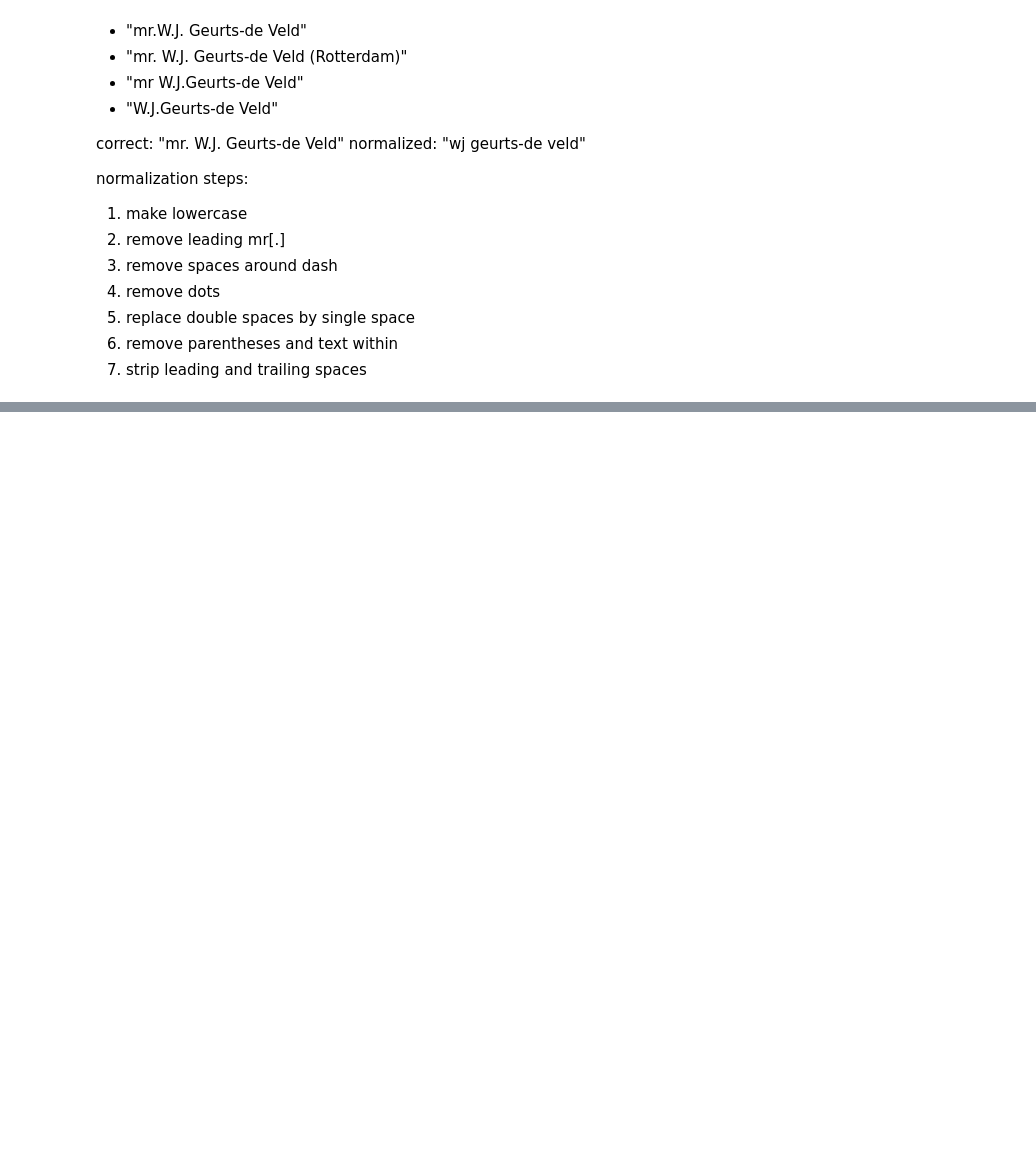
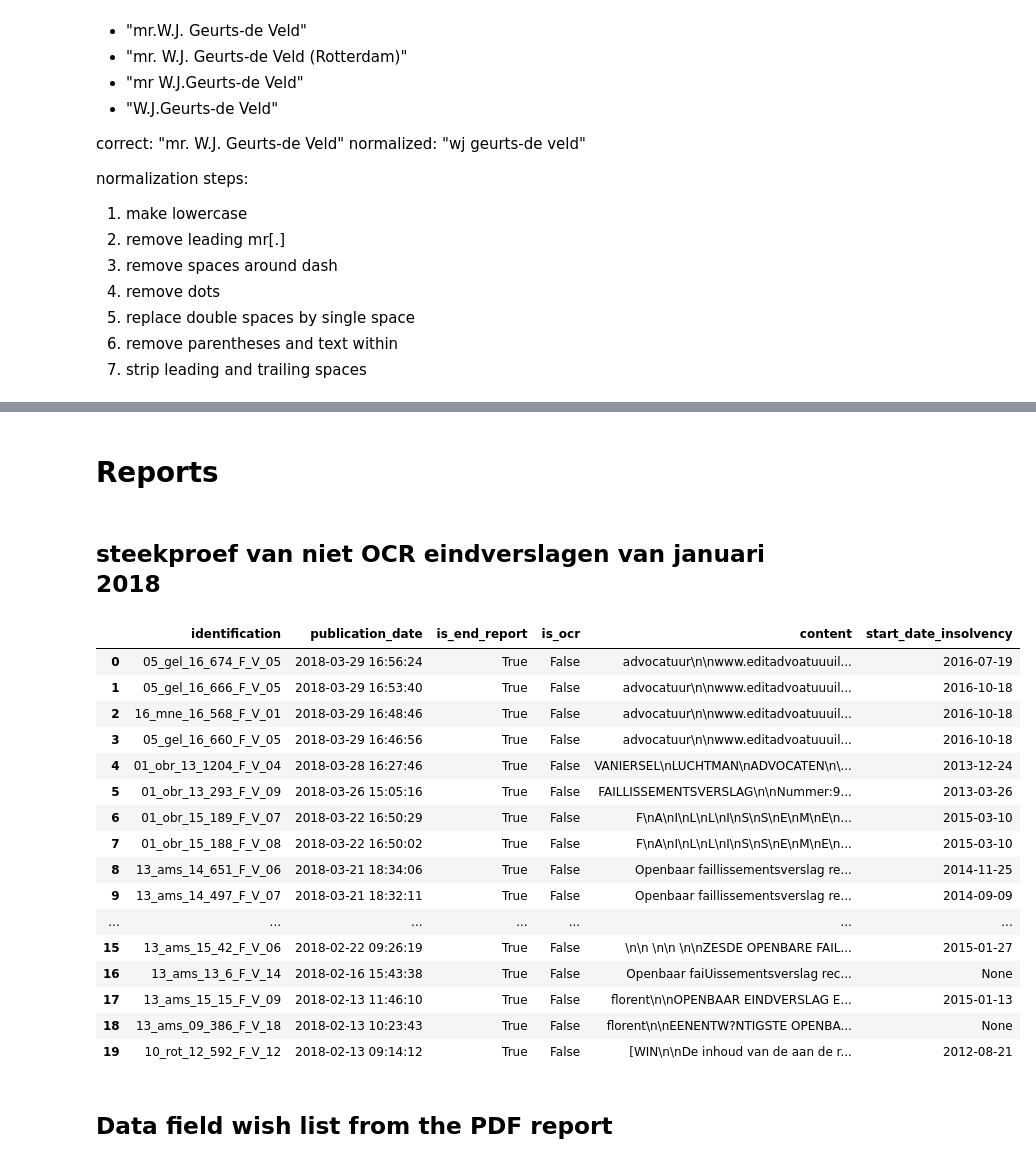
Before and after one commit to quantleap/is-ds-thesis, a Jupyter notebook: notebooks/Insolvency Information Retrieval.ipynb, the cells around one changed output, grey strips where cells are left out. Drawn from its saved outputs; the diff is of its cells as text; code cells hidden in the pictures; blank space fills up the shorter version.

Commit message:
add environment variables for credentials add data wish list add regex try out personnel

```diff
--- a/notebooks/Insolvency Information Retrieval.ipynb
+++ b/notebooks/Insolvency Information Retrieval.ipynb
@@ -6,10 +7,11 @@ import pandas as pd
 # %%
 # connection to the database
+import os
 from sqlalchemy import create_engine
 
 # set username/password here:
-db = {'username': '[USER_NAME]',
-      'password': '[PASSWORD]',
+db = {'username': os.environ['USERNAME_11323671'],
+      'password': os.environ['PASSWORD_11323671'],
       'host': 'quantleap.nl:5432',
       'catalog': 'qir'}
 
@@ -89,3 +116,40 @@ rechters_df = pd.read_json('http://ors.openstate.eu/relations/json')
 rechters_df
 # %%
 rechters_df[rechters_df['set'] == 'Rechtbank Amsterdam']
+# %% [markdown]
+# Reports
+# %% [markdown]
+## steekproef van niet OCR eindverslagen van januari 2018
+# %%
+sql = '''SELECT identification, publication_date, is_end_report, is_ocr, content, start_date_insolvency
+         FROM reports rep
+             JOIN company_insolvents ins ON rep.insolvent_id = ins.id
+         WHERE ins.person_legal_personality = 'rechtspersoon'
+             AND rep.is_end_report = TRUE
+             AND is_ocr is FALSE
+             AND publication_date BETWEEN '2018-02-01' AND '2018-03-31'
+         ORDER BY publication_date DESC
+         LIMIT 20;'''
+
+df_end_reports_last_week = pd.read_sql(sql, con)
+df_end_reports_last_week
+# %% [output]
+|  | identification | publication_date | is_end_report | is_ocr | content | start_date_insolvency |
+| 0 | 05_gel_16_674_F_V_05 | 2018-03-29 16:56:24 | True | False | advocatuur\n\nwww.editadvoatuuuil... | 2016-07-19 |
+| 1 | 05_gel_16_666_F_V_05 | 2018-03-29 16:53:40 | True | False | advocatuur\n\nwww.editadvoatuuuil... | 2016-10-18 |
+| 2 | 16_mne_16_568_F_V_01 | 2018-03-29 16:48:46 | True | False | advocatuur\n\nwww.editadvoatuuuil... | 2016-10-18 |
+| 3 | 05_gel_16_660_F_V_05 | 2018-03-29 16:46:56 | True | False | advocatuur\n\nwww.editadvoatuuuil... | 2016-10-18 |
+| 4 | 01_obr_13_1204_F_V_04 | 2018-03-28 16:27:46 | True | False | VANIERSEL\nLUCHTMAN\nADVOCATEN\n\... | 2013-12-24 |
+| 5 | 01_obr_13_293_F_V_09 | 2018-03-26 15:05:16 | True | False | FAILLISSEMENTSVERSLAG\n\nNummer:9... | 2013-03-26 |
+| 6 | 01_obr_15_189_F_V_07 | 2018-03-22 16:50:29 | True | False | F\nA\nI\nL\nL\nI\nS\nS\nE\nM\nE\n... | 2015-03-10 |
+| 7 | 01_obr_15_188_F_V_08 | 2018-03-22 16:50:02 | True | False | F\nA\nI\nL\nL\nI\nS\nS\nE\nM\nE\n... | 2015-03-10 |
+| 8 | 13_ams_14_651_F_V_06 | 2018-03-21 18:34:06 | True | False | Openbaar faillissementsverslag re... | 2014-11-25 |
+| 9 | 13_ams_14_497_F_V_07 | 2018-03-21 18:32:11 | True | False | Openbaar faillissementsverslag re... | 2014-09-09 |
+| ... | ... | ... | ... | ... | ... | ... |
+| 15 | 13_ams_15_42_F_V_06 | 2018-02-22 09:26:19 | True | False | \n\n \n\n \n\nZESDE OPENBARE FAIL... | 2015-01-27 |
+| 16 | 13_ams_13_6_F_V_14 | 2018-02-16 15:43:38 | True | False | Openbaar faiUissementsverslag rec... | None |
+| 17 | 13_ams_15_15_F_V_09 | 2018-02-13 11:46:10 | True | False | florent\n\nOPENBAAR EINDVERSLAG E... | 2015-01-13 |
+| 18 | 13_ams_09_386_F_V_18 | 2018-02-13 10:23:43 | True | False | florent\n\nEENENTW?NTIGSTE OPENBA... | None |
+| 19 | 10_rot_12_592_F_V_12 | 2018-02-13 09:14:12 | True | False | [WIN\n\nDe inhoud van de aan de r... | 2012-08-21 |
+# %% [markdown]
+## Data field wish list from the PDF report
```
Also changed, not shown: parts of 11 cells of this notebook, 2 other files.
